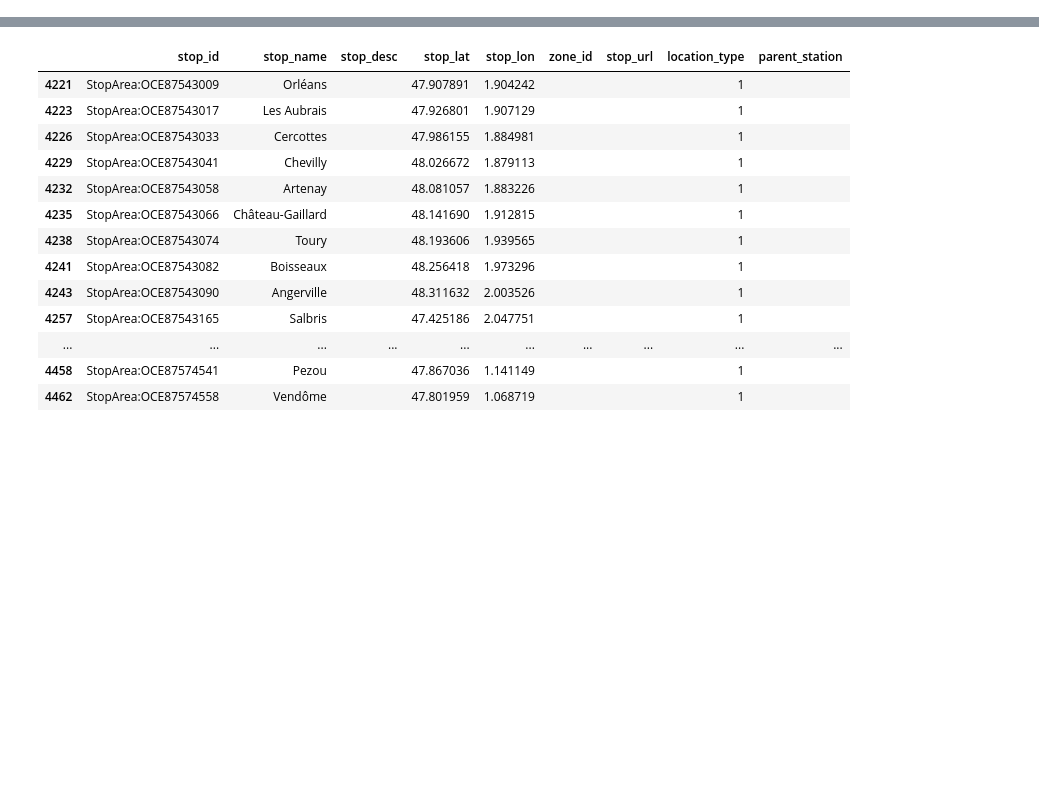
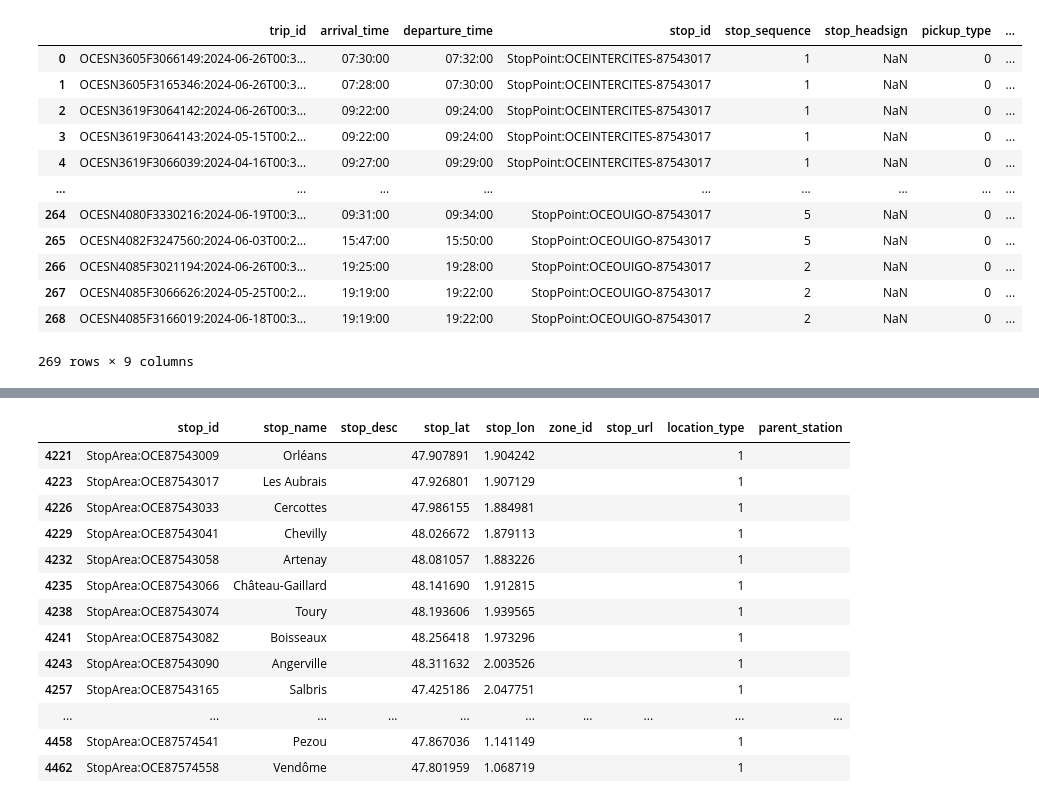
Before and after one commit to Arnolec/City2Anywhere, a Jupyter notebook: AnalyzerGTFS.ipynb, the cells around one changed output, grey strips where cells are left out. Drawn from its saved outputs; the diff is of its cells as text; code cells hidden in the pictures; blank space fills up the shorter version.

```diff
--- a/AnalyzerGTFS.ipynb
+++ b/AnalyzerGTFS.ipynb
@@ -153 +141,17 @@ Destinations
+# %%
+Analyzer.stop_time_trip
+# %% [output]
+|  | trip_id | arrival_time | departure_time | stop_id | stop_sequence | stop_headsign | pickup_type | ... |
+| 0 | OCESN3605F3066149:2024-06-26T00:3... | 07:30:00 | 07:32:00 | StopPoint:OCEINTERCITES-87543017 | 1 | NaN | 0 | ... |
+| 1 | OCESN3605F3165346:2024-06-26T00:3... | 07:28:00 | 07:30:00 | StopPoint:OCEINTERCITES-87543017 | 1 | NaN | 0 | ... |
+| 2 | OCESN3619F3064142:2024-06-26T00:3... | 09:22:00 | 09:24:00 | StopPoint:OCEINTERCITES-87543017 | 1 | NaN | 0 | ... |
+| 3 | OCESN3619F3064143:2024-05-15T00:2... | 09:22:00 | 09:24:00 | StopPoint:OCEINTERCITES-87543017 | 1 | NaN | 0 | ... |
+| 4 | OCESN3619F3066039:2024-04-16T00:3... | 09:27:00 | 09:29:00 | StopPoint:OCEINTERCITES-87543017 | 1 | NaN | 0 | ... |
+| ... | ... | ... | ... | ... | ... | ... | ... | ... |
+| 264 | OCESN4080F3330216:2024-06-19T00:3... | 09:31:00 | 09:34:00 | StopPoint:OCEOUIGO-87543017 | 5 | NaN | 0 | ... |
+| 265 | OCESN4082F3247560:2024-06-03T00:2... | 15:47:00 | 15:50:00 | StopPoint:OCEOUIGO-87543017 | 5 | NaN | 0 | ... |
+| 266 | OCESN4085F3021194:2024-06-26T00:3... | 19:25:00 | 19:28:00 | StopPoint:OCEOUIGO-87543017 | 2 | NaN | 0 | ... |
+| 267 | OCESN4085F3066626:2024-05-25T00:2... | 19:19:00 | 19:22:00 | StopPoint:OCEOUIGO-87543017 | 2 | NaN | 0 | ... |
+| 268 | OCESN4085F3166019:2024-06-18T00:3... | 19:19:00 | 19:22:00 | StopPoint:OCEOUIGO-87543017 | 2 | NaN | 0 | ... |
+269 rows × 9 columns
 # %%
```
Also changed, not shown: parts of 11 cells of this notebook, 1 other file.
